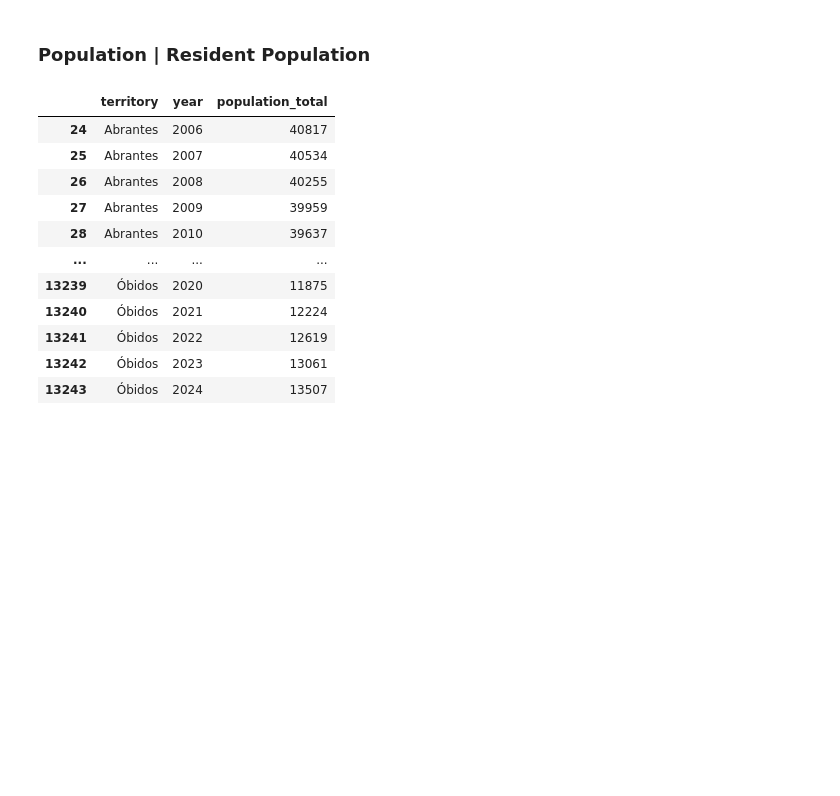
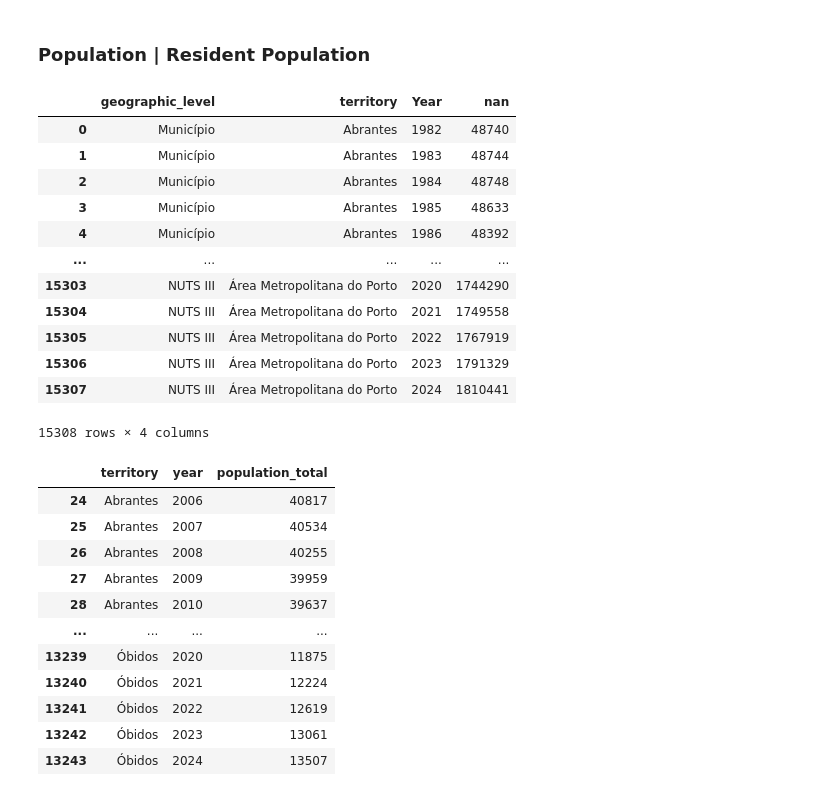
Before and after one commit to NelsonSanti/P4DS-Group-C3, a Jupyter notebook: startup-distribution-portugal/notebooks/nb_socio_economic_data_extract.ipynb, the cells around one changed output. Saved outputs shown, nothing was run; the diff lists cells and outputs as text; code cells hidden in the pictures; blank space fills up the shorter version.

```diff
--- a/startup-distribution-portugal/notebooks/nb_socio_economic_data_extract.ipynb
+++ b/startup-distribution-portugal/notebooks/nb_socio_economic_data_extract.ipynb
@@ -286,8 +286,8 @@ def transform_excel_to_long_df(file_path):
 
     # Create a new row by concatenating the two rows column-wise
     concat_row = (
-        df_colnames.iloc[0].astype(str).fillna('') + "_" +
-        df_colnames.iloc[1].astype(str).fillna('')
+        df_colnames.iloc[0].astype(str).fillna('nan') + "_" +
+        df_colnames.iloc[1].astype(str).fillna('nan')
     )
 
     df_colnames.loc[len(df_colnames)] = concat_row
@@ -298,8 +298,11 @@ def transform_excel_to_long_df(file_path):
     # Remove all rows above row_index including row_index itself
     df = df.iloc[row_index + 1:].reset_index(drop=True)
 
+    ambitogeo_col = [col for col in df.columns if col.endswith("_Âmbito Geográfico")][0]
+    ano_col = [col for col in df.columns if col.endswith("_Anos")][0]
+
     # remove not needed bottom rows
-    first_null_index = df[df["nan_Âmbito Geográfico"].isna()].index[0]
+    first_null_index = df[df[ambitogeo_col].isna()].index[0]
     df = df.loc[:first_null_index - 1]
 
     # remove empty columns
@@ -307,8 +310,8 @@ def transform_excel_to_long_df(file_path):
 
     # rename columns
     df = df.rename(columns={
-        "nan_Âmbito Geográfico": "geographic_level",
-        "nan_Anos": "territory"
+        ambitogeo_col: "geographic_level",
+        ano_col: "territory"
     })
 
     # Columns that identify each row
@@ -529,6 +532,22 @@ df_nuts
 # %%
 file_path_respop = "../data/raw_data/01_PORDATA_Total_Population_with_Residency.xlsx"
 df_respop = transform_excel_to_long_df(file_path_respop)
+# %%
+df_respop
+# %% [output]
+|  | geographic_level | territory | Year | nan |
+| 0 | Município | Abrantes | 1982 | 48740 |
+| 1 | Município | Abrantes | 1983 | 48744 |
+| 2 | Município | Abrantes | 1984 | 48748 |
+| 3 | Município | Abrantes | 1985 | 48633 |
+| 4 | Município | Abrantes | 1986 | 48392 |
+| ... | ... | ... | ... | ... |
+| 15303 | NUTS III | Área Metropolitana do Porto | 2020 | 1744290 |
+| 15304 | NUTS III | Área Metropolitana do Porto | 2021 | 1749558 |
+| 15305 | NUTS III | Área Metropolitana do Porto | 2022 | 1767919 |
+| 15306 | NUTS III | Área Metropolitana do Porto | 2023 | 1791329 |
+| 15307 | NUTS III | Área Metropolitana do Porto | 2024 | 1810441 |
+15308 rows × 4 columns
 # %%
 #Treating the resulting dataframe
 # Rename columns
```
